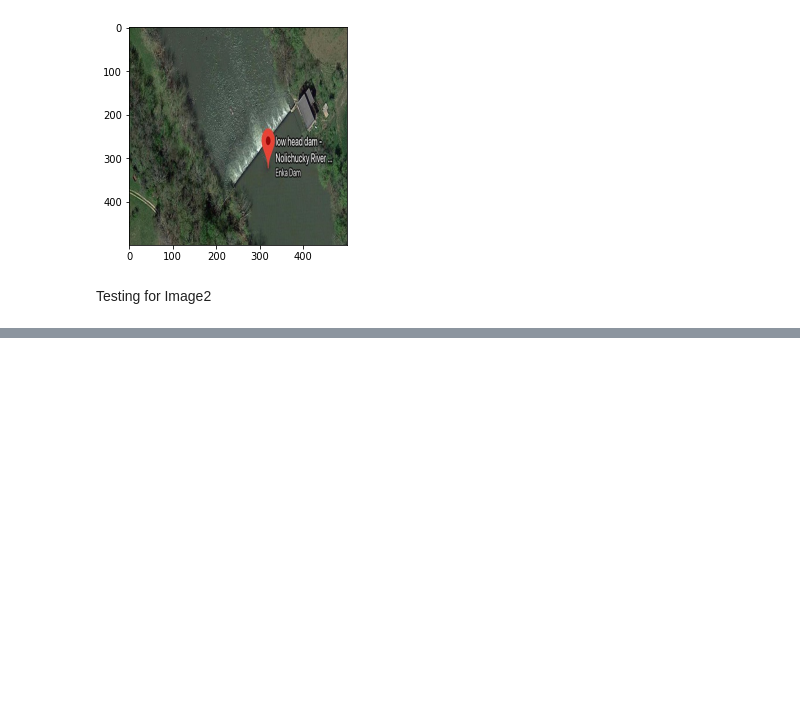
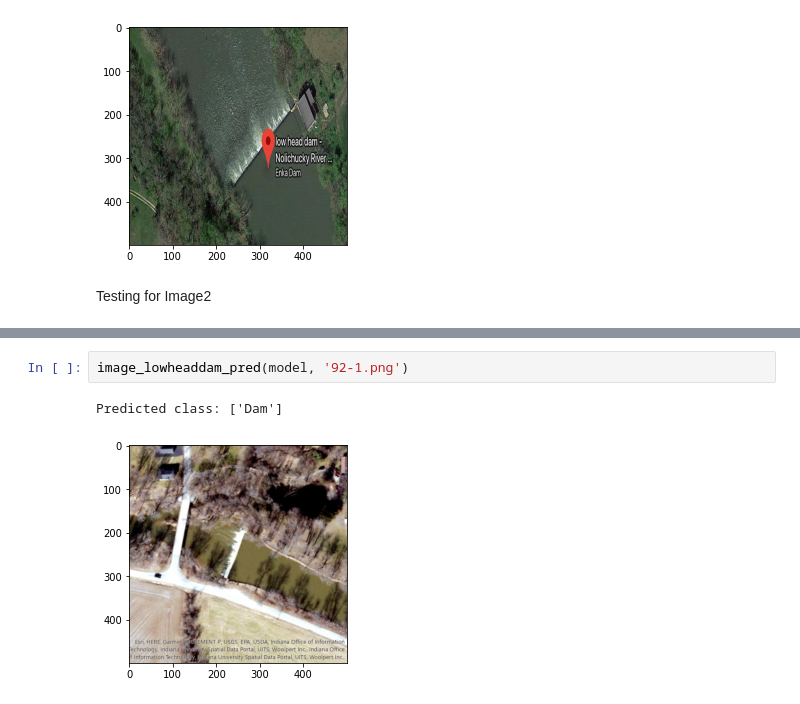
Before and after one commit to ypenamak/DL_Group_5_Project, a Jupyter notebook: Lowhead_function_image.ipynb, the cells around one changed output, grey strips where cells are left out. Drawn from its saved outputs; the diff is of its cells as text; blank space fills up the shorter version.

```diff
--- a/Lowhead_function_image.ipynb
+++ b/Lowhead_function_image.ipynb
@@ -48,0 +54,5 @@ Predicted class: ['Dam']
+# %%
+image_lowheaddam_pred(model, '92-1.png')
+# %% [output]
+Predicted class: ['Dam']
+[figure, added]
```
Also changed, not shown: parts of 5 cells of this notebook.
